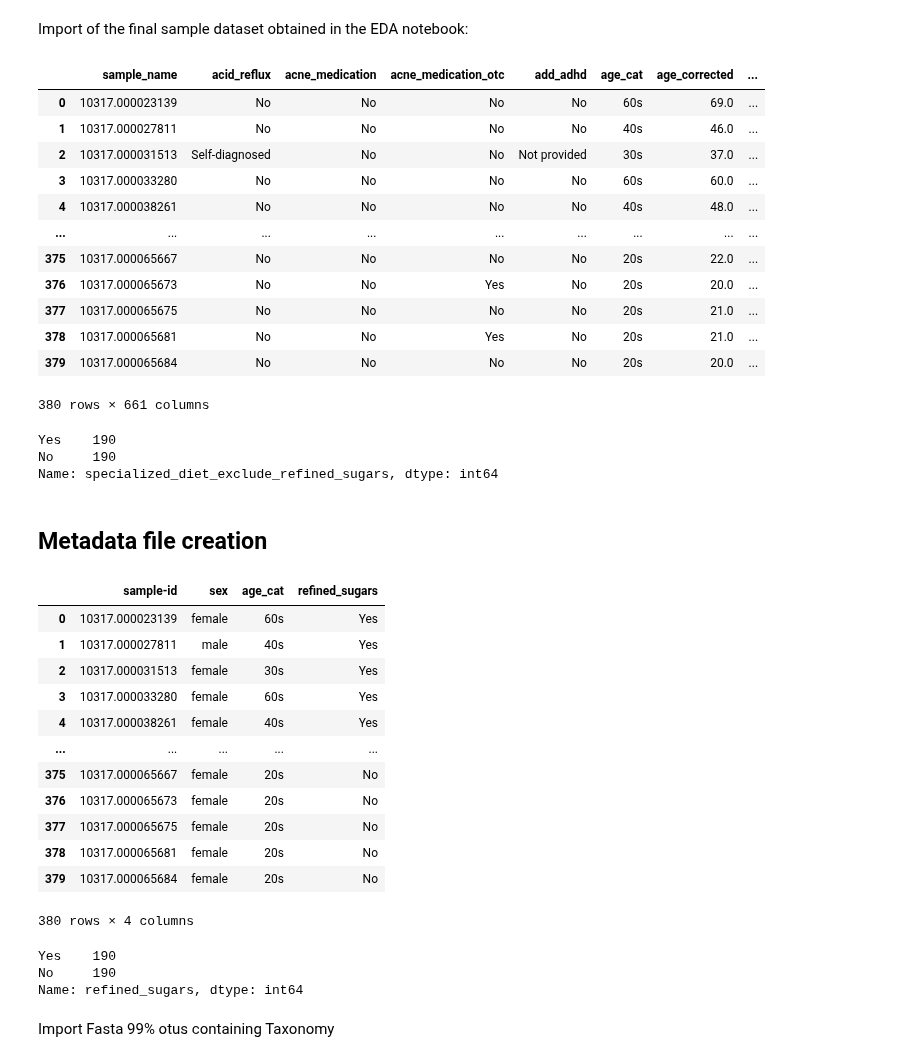
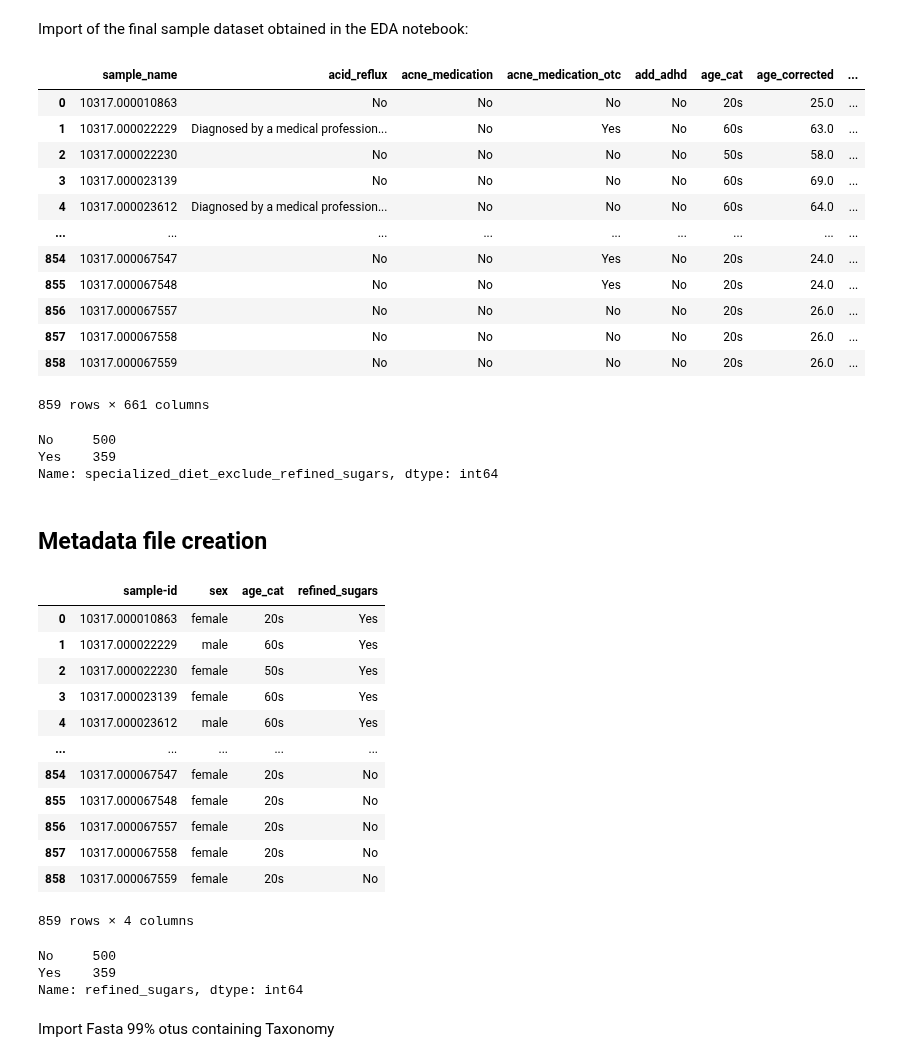
Before and after one commit to grusso98/gut-microbiota-diet, a Jupyter notebook: fastq-analysis.ipynb, the cells around one changed output. Drawn from its saved outputs; the diff is of its cells as text; code cells hidden in the pictures.

```diff
--- a/fastq-analysis.ipynb
+++ b/fastq-analysis.ipynb
@@ -6,27 +6,27 @@ import os
 # %% [markdown]
 Import of the final sample dataset obtained in the EDA notebook:
 # %%
-data = pd.read_csv('data_final_groups.csv',dtype = {"sample_name": "str"},index_col=0)
+data = pd.read_csv('data_final_groups2.csv',dtype = {"sample_name": "str"},index_col=0)
 data
 # %% [output]
 |  | sample_name | acid_reflux | acne_medication | acne_medication_otc | add_adhd | age_cat | age_corrected | ... |
-| 0 | 10317.000023139 | No | No | No | No | 60s | 69.0 | ... |
-| 1 | 10317.000027811 | No | No | No | No | 40s | 46.0 | ... |
-| 2 | 10317.000031513 | Self-diagnosed | No | No | Not provided | 30s | 37.0 | ... |
-| 3 | 10317.000033280 | No | No | No | No | 60s | 60.0 | ... |
-| 4 | 10317.000038261 | No | No | No | No | 40s | 48.0 | ... |
+| 0 | 10317.000010863 | No | No | No | No | 20s | 25.0 | ... |
+| 1 | 10317.000022229 | Diagnosed by a medical profession... | No | Yes | No | 60s | 63.0 | ... |
+| 2 | 10317.000022230 | No | No | No | No | 50s | 58.0 | ... |
+| 3 | 10317.000023139 | No | No | No | No | 60s | 69.0 | ... |
+| 4 | 10317.000023612 | Diagnosed by a medical profession... | No | No | No | 60s | 64.0 | ... |
 | ... | ... | ... | ... | ... | ... | ... | ... | ... |
-| 375 | 10317.000065667 | No | No | No | No | 20s | 22.0 | ... |
-| 376 | 10317.000065673 | No | No | Yes | No | 20s | 20.0 | ... |
-| 377 | 10317.000065675 | No | No | No | No | 20s | 21.0 | ... |
-| 378 | 10317.000065681 | No | No | Yes | No | 20s | 21.0 | ... |
-| 379 | 10317.000065684 | No | No | No | No | 20s | 20.0 | ... |
+| 854 | 10317.000067547 | No | No | Yes | No | 20s | 24.0 | ... |
+| 855 | 10317.000067548 | No | No | Yes | No | 20s | 24.0 | ... |
+| 856 | 10317.000067557 | No | No | No | No | 20s | 26.0 | ... |
+| 857 | 10317.000067558 | No | No | No | No | 20s | 26.0 | ... |
+| 858 | 10317.000067559 | No | No | No | No | 20s | 26.0 | ... |
-380 rows × 661 columns
+859 rows × 661 columns
 # %%
 data.specialized_diet_exclude_refined_sugars.value_counts()
 # %% [output]
-Yes    190
-No     190
+No     500
+Yes    359
 Name: specialized_diet_exclude_refined_sugars, dtype: int64
 # %% [markdown]
 ## Metadata file creation
@@ -42,25 +42,25 @@ metadata['refined_sugars'] = data['specialized_diet_exclude_refined_sugars']
 metadata
 # %% [output]
 |  | sample-id | sex | age_cat | refined_sugars |
-| 0 | 10317.000023139 | female | 60s | Yes |
-| 1 | 10317.000027811 | male | 40s | Yes |
-| 2 | 10317.000031513 | female | 30s | Yes |
-| 3 | 10317.000033280 | female | 60s | Yes |
-| 4 | 10317.000038261 | female | 40s | Yes |
+| 0 | 10317.000010863 | female | 20s | Yes |
+| 1 | 10317.000022229 | male | 60s | Yes |
+| 2 | 10317.000022230 | female | 50s | Yes |
+| 3 | 10317.000023139 | female | 60s | Yes |
+| 4 | 10317.000023612 | male | 60s | Yes |
 | ... | ... | ... | ... | ... |
-| 375 | 10317.000065667 | female | 20s | No |
-| 376 | 10317.000065673 | female | 20s | No |
-| 377 | 10317.000065675 | female | 20s | No |
-| 378 | 10317.000065681 | female | 20s | No |
-| 379 | 10317.000065684 | female | 20s | No |
+| 854 | 10317.000067547 | female | 20s | No |
+| 855 | 10317.000067548 | female | 20s | No |
+| 856 | 10317.000067557 | female | 20s | No |
+| 857 | 10317.000067558 | female | 20s | No |
+| 858 | 10317.000067559 | female | 20s | No |
-380 rows × 4 columns
+859 rows × 4 columns
 # %%
 metadata['sample-id'].to_csv("ids.txt",header=None,index=None)
 # %%
 metadata.refined_sugars.value_counts()
 # %% [output]
-Yes    190
-No     190
+No     500
+Yes    359
 Name: refined_sugars, dtype: int64
 # %%
 metadata.to_csv('sample_metadata.tsv', sep='\t', index=False)
```
Also changed, not shown: parts of 56 cells of this notebook, 3 other files.
